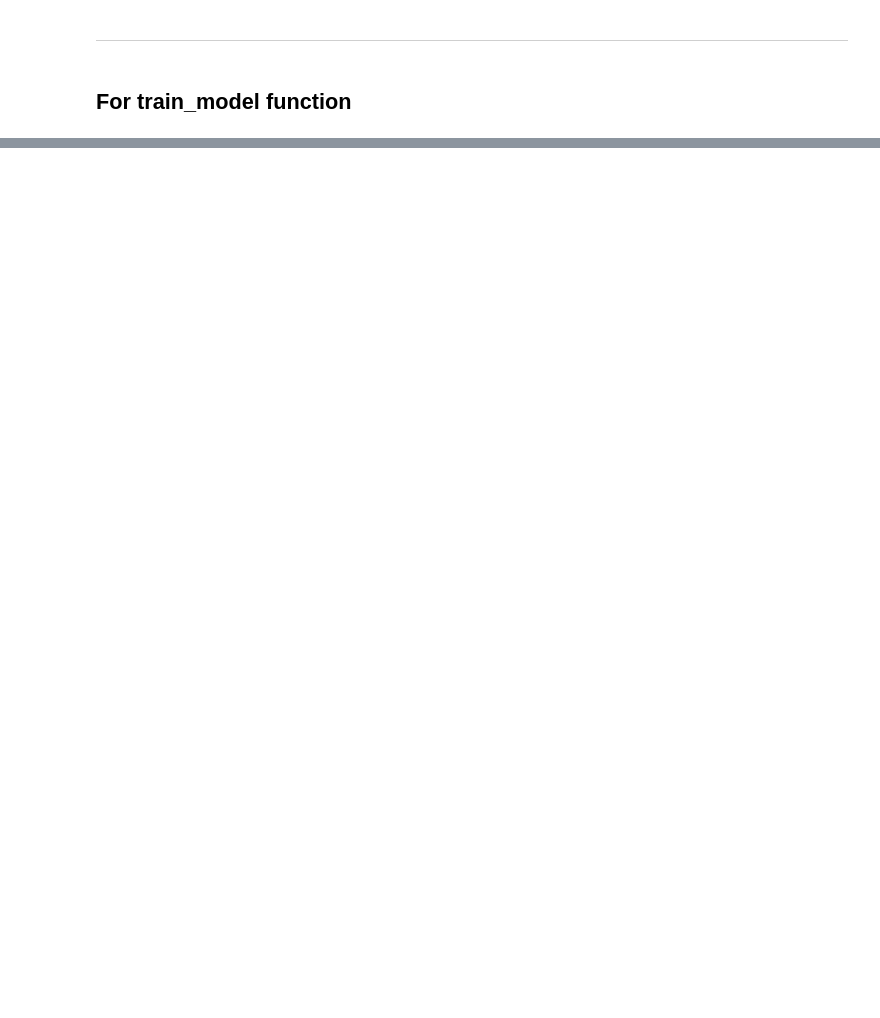
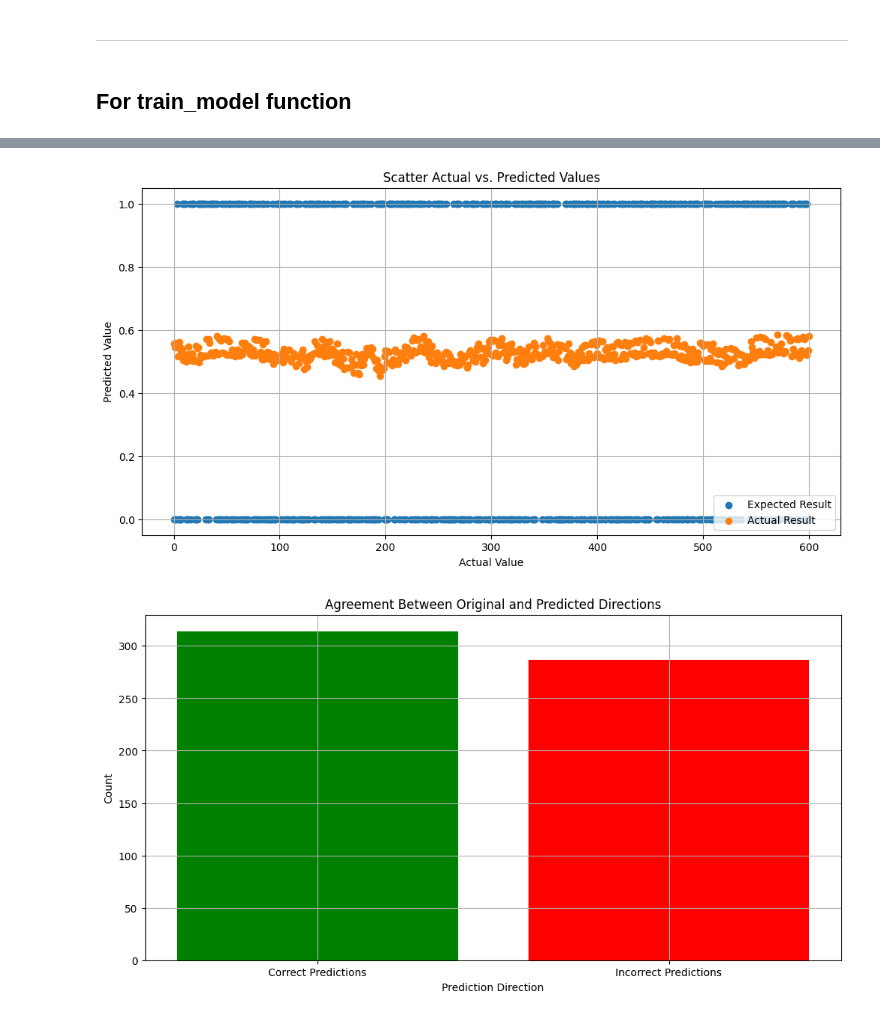
Before and after one commit to BoykoPetevBoev/Stock-Market-Prediction, a Jupyter notebook: src/models/cnn_v2/cnn_model.ipynb, the cells around one changed output, grey strips where cells are left out. Drawn from its saved outputs; the diff is of its cells as text; code cells hidden in the pictures; blank space fills up the shorter version.

Commit message:
Improve cnn v2 model

```diff
--- a/src/models/cnn_v2/cnn_model.ipynb
+++ b/src/models/cnn_v2/cnn_model.ipynb
@@ -183,0 +167,8 @@ plot_direction_comparison(y_predict, mapped_predictions)
+# %%
+predictions = model.predict(x_predict)
+
+predictions = predictions
+
+plot_scatter_data(y_predict, predictions)
+plot_direction_comparison(y_predict, predictions)
+# %% [output]
@@ -183,0 +176,2 @@ plot_direction_comparison(y_predict, mapped_predictions)
+[figure, added]
+[figure, added]
```
Also changed, not shown: parts of 8 cells of this notebook, 11 other files.
